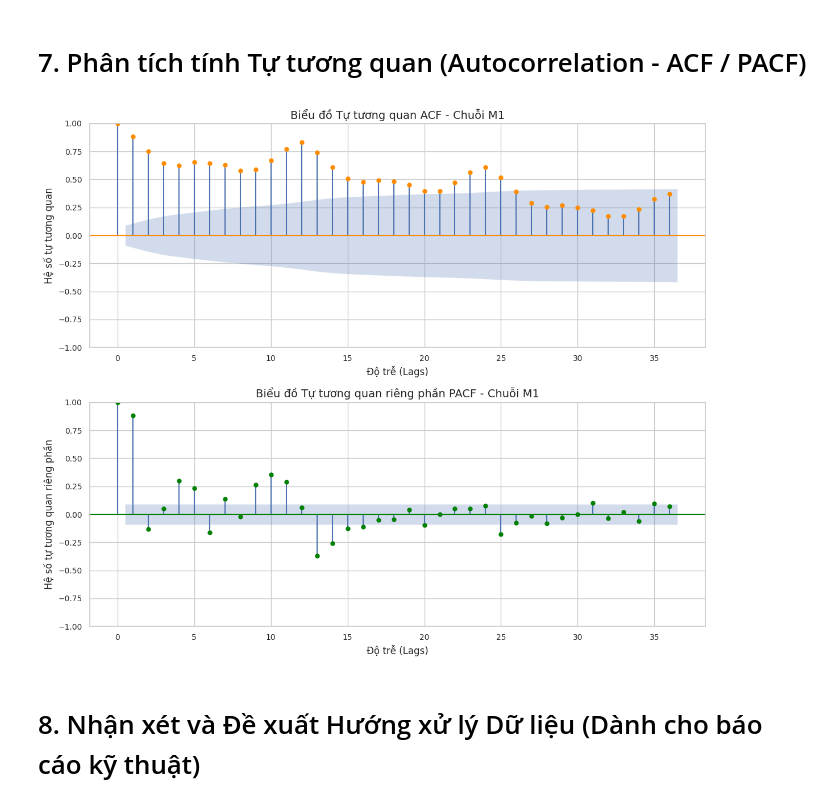
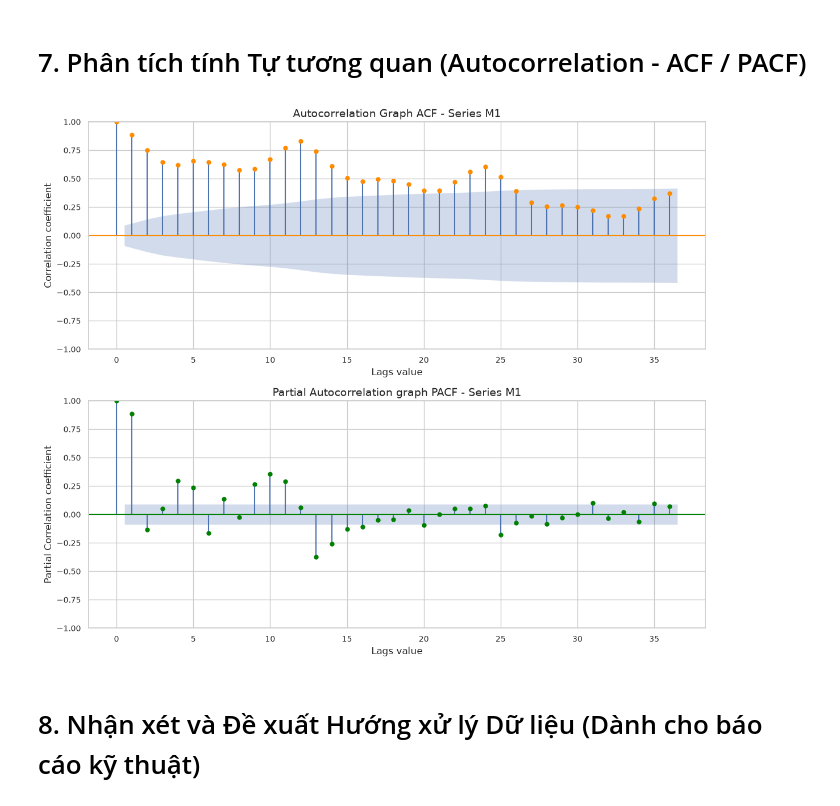
Before and after one commit to wotttoo/hybrid-forecasting-gb-pretrained, a Jupyter notebook: notebooks/01_eda.ipynb, the cells around one changed output. Drawn from its saved outputs; the diff is of its cells as text; code cells hidden in the pictures.

```diff
--- a/notebooks/01_eda.ipynb
+++ b/notebooks/01_eda.ipynb
@@ -33,0 +19,9 @@ print(f"Đường dẫn info: {INFO_PATH}")
+# %%
+DATA_DIR = '../data/raw'
+TRAIN_PATH = os.path.join(DATA_DIR, 'Train/Monthly-train.csv')
+TEST_PATH = os.path.join(DATA_DIR, 'Test/Monthly-test.csv')
+INFO_PATH = os.path.join(DATA_DIR, 'M4-info.csv')
+
+print(f'Train data path: {TRAIN_PATH}')
+print(f'Test data path: {TEST_PATH}')
+print(f'Data Info path: {INFO_PATH}')
@@ -68,0 +34,16 @@ Kích thước tập thô (chỉ đọc 500 dòng): (500, 2795)
+# %%
+print('Loading train data...')
+
+# Read the first 500 rows
+train_wide = pd.read_csv(TRAIN_PATH)
+test_wide = pd.read_csv(TEST_PATH)
+info_df = pd.read_csv(INFO_PATH)
+
+# Change the first col to unique_id
+train_wide.rename(columns={train_wide.columns[0]: 'unique_id'}, inplace=True)
+test_wide.rename(columns={test_wide.columns[0]: 'unique_id'}, inplace=True)
+
+print('\n--- TRAIN DATA INFO (WIDE FORMAT) ---')
+print(f'Full data size: {train_wide.shape}')
+print('First 5 rows:')
+print(train_wide.head())
@@ -171,27 +271,27 @@ plt.show()
 # %%
 # Việc phân tích ACF/PACF giúp xác định chu kỳ mùa vụ và lựa chọn Lag Features khoa học hơn.
 # Chúng ta sẽ phân tích trên một chuỗi cụ thể (ví dụ: chuỗi đầu tiên M1)
 target_uid = 'M1'
 m1_series = train_wide[train_wide['unique_id'] == target_uid].iloc[0, 1:].dropna().astype(float).values
 
 fig, (ax1, ax2) = plt.subplots(2, 1, figsize=(12, 10))
 
 # Vẽ biểu đồ ACF (Autocorrelation Function)
 plot_acf(m1_series, lags=36, ax=ax1, color='darkorange')
-ax1.set_title(f"Biểu đồ Tự tương quan ACF - Chuỗi {target_uid}")
-ax1.set_xlabel("Độ trễ (Lags)")
-ax1.set_ylabel("Hệ số tự tương quan")
+ax1.set_title(f"Autocorrelation Graph ACF - Series {target_uid}")
+ax1.set_xlabel("Lags value")
+ax1.set_ylabel("Correlation coefficient")
 
 # Vẽ biểu đồ PACF (Partial Autocorrelation Function)
 plot_pacf(m1_series, lags=36, ax=ax2, color='green')
-ax2.set_title(f"Biểu đồ Tự tương quan riêng phần PACF - Chuỗi {target_uid}")
-ax2.set_xlabel("Độ trễ (Lags)")
-ax2.set_ylabel("Hệ số tự tương quan riêng phần")
+ax2.set_title(f"Partial Autocorrelation graph PACF - Series {target_uid}")
+ax2.set_xlabel("Lags value")
+ax2.set_ylabel("Partial Correlation coefficient")
 
 plt.tight_layout()
 plt.show()
 # %% [output]
-[figure, old version]
+[figure, new version]
 # %% [markdown]
 # 8. Nhận xét và Đề xuất Hướng xử lý Dữ liệu (Dành cho báo cáo kỹ thuật)
 # %%
```
Also changed, not shown: parts of 22 cells of this notebook.
